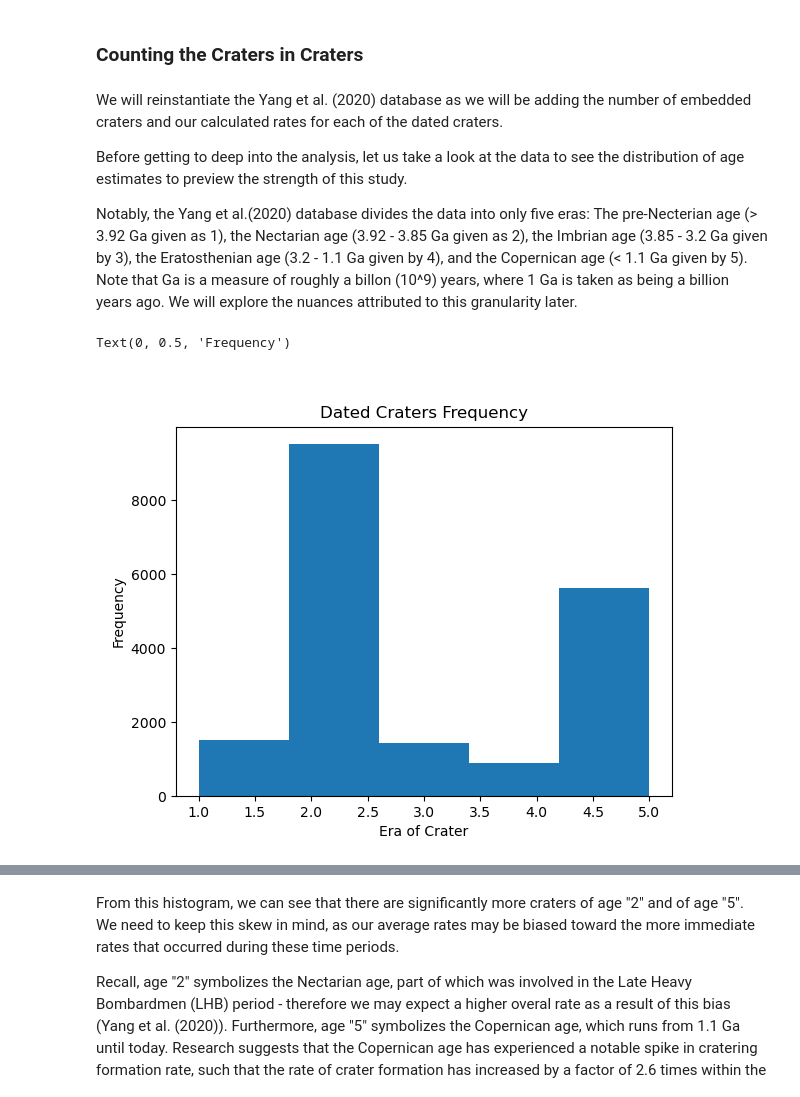
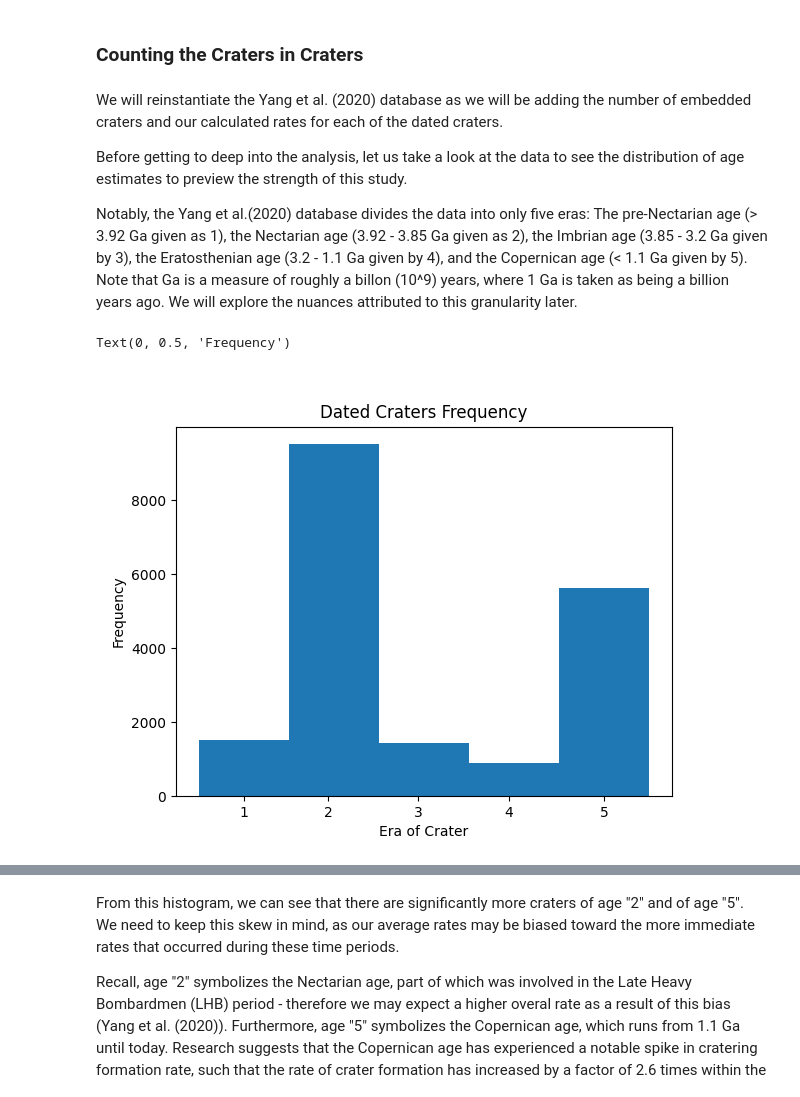
Before and after one commit to devlinih/lunar-crater-rates, a Jupyter notebook: lunar-crater-rates.ipynb, the cells around one changed output, grey strips where cells are left out. Cells and saved outputs as stored; diff of their text form; code cells hidden in the pictures.

```diff
--- a/lunar-crater-rates.ipynb
+++ b/lunar-crater-rates.ipynb
@@ -117,12 +117,14 @@ We will reinstantiate the Yang et al. (2020) database as we will be adding the n
 
 Before getting to deep into the analysis, let us take a look at the data to see the distribution of age estimates to preview the strength of this study.
 
-Notably, the Yang et al.(2020) database divides the data into only five eras: The pre-Necterian age (> 3.92 Ga given as 1), the Nectarian age (3.92 - 3.85 Ga given as 2), the Imbrian age (3.85 - 3.2 Ga given by 3), the Eratosthenian age (3.2 - 1.1 Ga given by 4), and the Copernican age (< 1.1 Ga given by 5). Note that Ga is a measure of roughly a billon (10^9) years, where 1 Ga is taken as being a billion years ago. We will explore the nuances attributed to this granularity later.
+Notably, the Yang et al.(2020) database divides the data into only five eras: The pre-Nectarian age (> 3.92 Ga given as 1), the Nectarian age (3.92 - 3.85 Ga given as 2), the Imbrian age (3.85 - 3.2 Ga given by 3), the Eratosthenian age (3.2 - 1.1 Ga given by 4), and the Copernican age (< 1.1 Ga given by 5). Note that Ga is a measure of roughly a billon (10^9) years, where 1 Ga is taken as being a billion years ago. We will explore the nuances attributed to this granularity later.
 # %%
+fig1 = plt.figure()
 plt.hist(dated_craters["Age"], bins = 5)
+plt.xticks([1.4, 2.15, 2.95, 3.75, 4.6], ["1", "2", "3", "4", "5"])
 plt.title("Dated Craters Frequency")
 plt.xlabel("Era of Crater")
 plt.ylabel("Frequency")
 # %% [output]
 Text(0, 0.5, 'Frequency')
-[figure, old version]
+[figure, new version]
```
Also changed, not shown: parts of 13 cells of this notebook.
